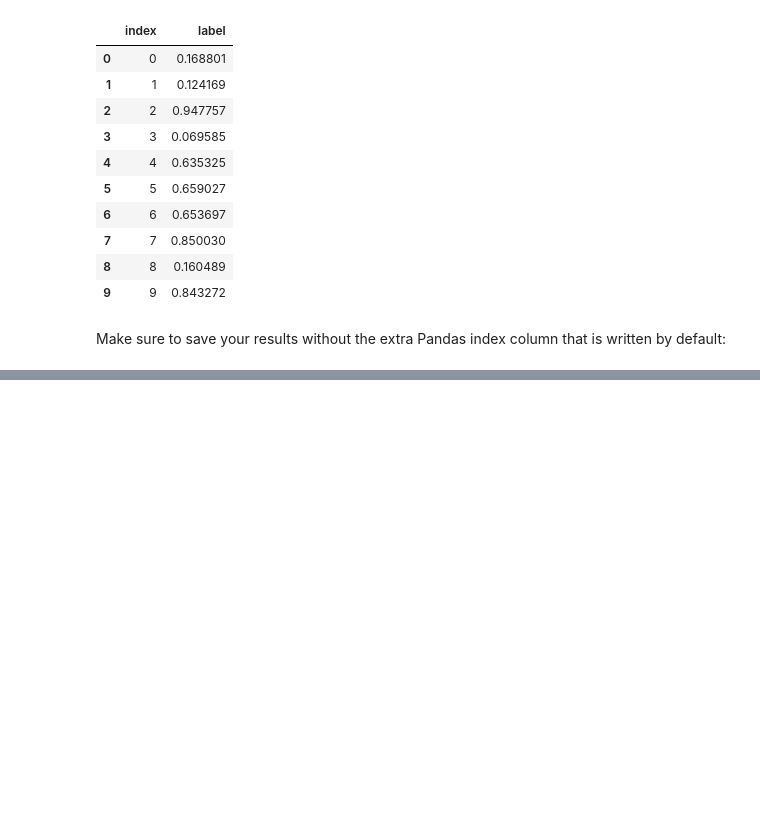
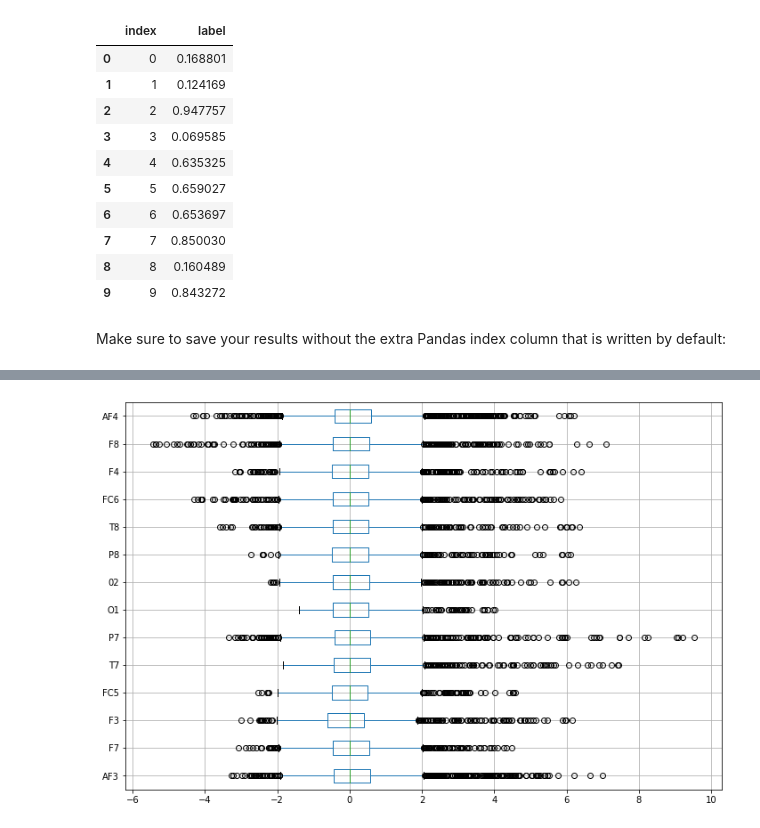
Before and after one commit to CallensToon/Machine_Learning_course_UGent_D012554_kaggle, a Jupyter notebook: Eye blinking prediction.ipynb, the cells around one changed output, grey strips where cells are left out. Cells and saved outputs as stored; diff of their text form; code cells hidden in the pictures; blank space fills up the shorter version.

```diff
--- a/Eye blinking prediction.ipynb
+++ b/Eye blinking prediction.ipynb
@@ -70,3 +73,6 @@ sample_submission.head(10)
 | 9 | 9 | 0.843272 |
 # %% [markdown]
 Make sure to save your results without the extra Pandas index column that is written by default:
+# %%
+y_train = trainset.pop('label')
+trainset.head()
@@ -72,0 +86,15 @@ Make sure to save your results without the extra Pandas index column that is wri
+# %%
+from sklearn.preprocessing import StandardScaler
+from sklearn.preprocessing import RobustScaler
+from sklearn.preprocessing import MinMaxScaler
+
+trainset_unscaled_cols = trainset.columns.values
+scaler = RobustScaler()
+scaler.fit(trainset)
+trainset_stand = pd.DataFrame(scaler.transform(trainset),columns=trainset_unscaled_cols)
+
+plt.figure(figsize=(12,8))
+trainset_stand.boxplot(vert=False)
+plt.show()
+# %% [output]
+[figure, added]
```
Also changed, not shown: parts of 6 cells of this notebook.
